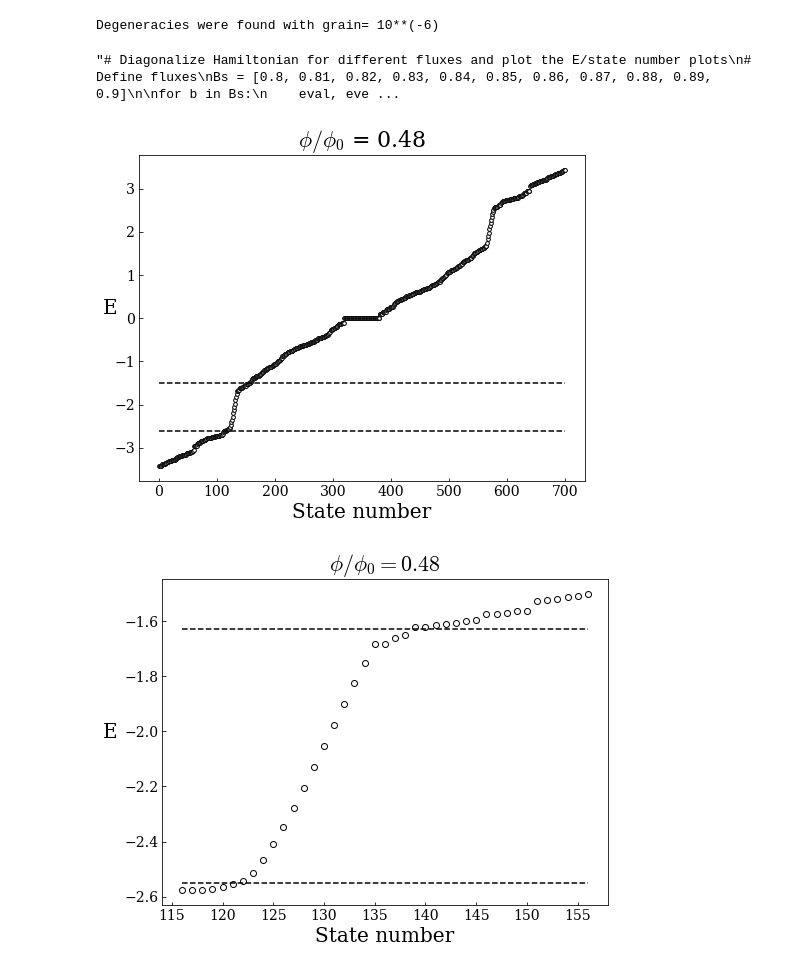
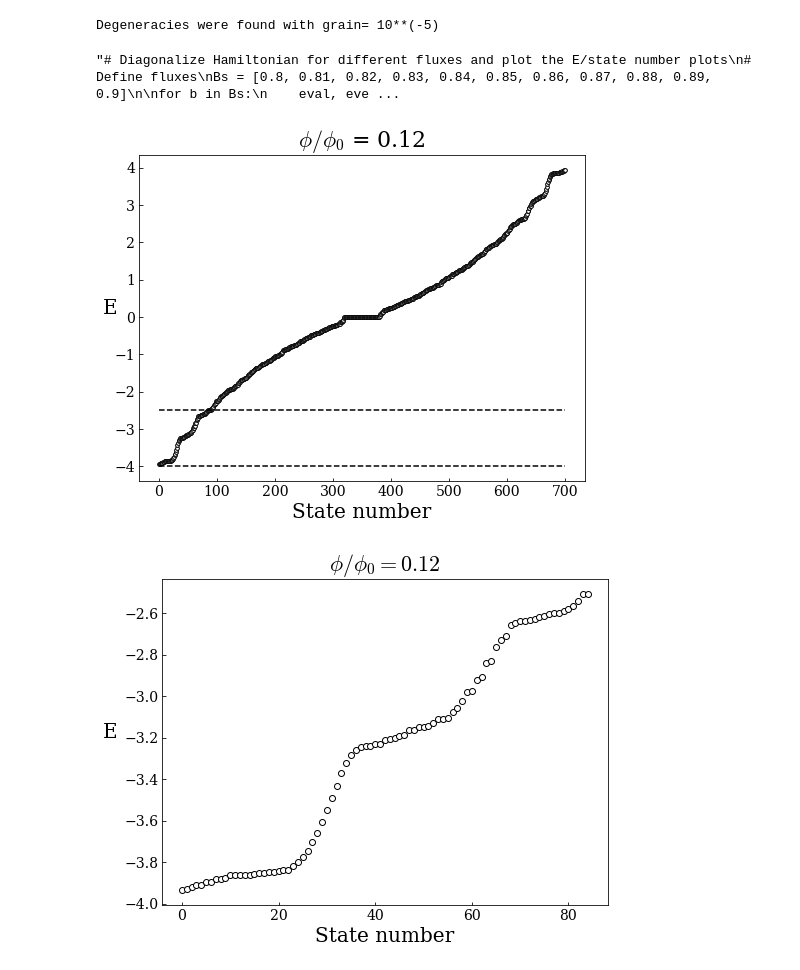
Before and after one commit to Kroghski/Bachelor, a Jupyter notebook: Code/Penrose/Penrose_BLT_search_different_flux/Penrose_flux_search.ipynb, the cells around one changed output. Cells and saved outputs as stored; diff of their text form; code cells hidden in the pictures.

```diff
--- a/Code/Penrose/Penrose_BLT_search_different_flux/Penrose_flux_search.ipynb
+++ b/Code/Penrose/Penrose_BLT_search_different_flux/Penrose_flux_search.ipynb
@@ -16,6 +16,10 @@ plt.rcParams["font.size"] = "12"
 plt.rcParams['mathtext.fontset'] = 'cm'
 # %%
 ## Read coordinates and indices
+
+# SET THIS PARAMETER FOR ALL SCRIPT
+B_scale = 0.12
+
 
 grid_coordinates = []
 with open('../../../Grids/Pe_grid.txt', 'r') as reader:
@@ -62,7 +66,7 @@ with open('../../../Grids/Pe_jump_indices.txt', 'r') as reader:
         jump_indices.append(data_block)
 
 """bott_indices = []
-with open('Pe_Bott_indices_B_scale_0100.txt', 'r') as reader:
+with open(f'Pe_Bott_indices_flux_{B_scale}.txt', 'r') as reader:
     line = reader.readline()
 
     while line != '':
@@ -70,8 +74,8 @@ with open('Pe_Bott_indices_B_scale_0100.txt', 'r') as reader:
         elements = ele.split(',')
         package = (float(elements[0]), int(elements[1]))
         line = reader.readline()
-        bott_indices.append(package)"""
-
+        bott_indices.append(package)
+"""
 # For drawing vertices use grid_coordinates
 # For drawing lines use jump_coordinates
 # For indices use jump_indices
@@ -194,11 +198,10 @@ def check_degeneracy(eval, grain):
         return deg_ener
 # %%
 B_full = 2127.2827861030087
-B_scaling = 0.1
-evals, evecs, H = Hamil_solve(grid_scaled, jump_scaled, (B_scaling)*B_full)
-deg_energies = check_degeneracy(evals, 6)
+evals, evecs, H = Hamil_solve(grid_scaled, jump_scaled, (B_scale)*B_full)
+deg_energies = check_degeneracy(evals, 5)
 # %% [output]
-Degeneracies were found with grain= 10**(-6)
+Degeneracies were found with grain= 10**(-5)
 # %%
 """# Diagonalize Hamiltonian for different fluxes and plot the E/state number plots
 # Define fluxes
@@ -221,17 +224,22 @@ for b in Bs:
 "# Diagonalize Hamiltonian for different fluxes and plot the E/state number plots\n# Define fluxes\nBs = [0.8, 0.81, 0.82, 0.83, 0.84, 0.85, 0.86, 0.87, 0.88, 0.89, 0.9]\n\nfor b in Bs:\n    eval, eve ...
 # %%
 # Check different fluxes for edge states
-B_scale = 0.48
 eval_check, evec_check, H_check = Hamil_solve(grid_scaled, jump_scaled, (B_scale)*B_full)
 fig, ax = plt.subplots(figsize= (8,6))
 
 xs = np.arange(0,len(evec_check))
 
-# First we plot all phases
+# First we plot all
 ax.scatter(xs, eval_check, facecolor= 'w', edgecolors= 'k', s= 14)
 
-cutoff_low = -2.6
-cutoff_high = -1.5
+"""# Now we highlight all with interesting Bott indices
+# First select only bott indices
+b_indices = [x[1] for x in bott_indices]
+ys_ex = [evals[i] for i in b_indices]
+ax.scatter(x= b_indices, y= ys_ex, color= 'r', label= 'Non-zero Bott')"""
+
+cutoff_low = -4
+cutoff_high = -2.5
 ax.hlines(y= cutoff_low, xmin= min(xs), xmax= max(xs), linestyles= '--', colors= 'k')
 ax.hlines(y= cutoff_high, xmin= min(xs), xmax= max(xs), linestyles= '--', colors= 'k', label= 'Cutoff')
 
@@ -242,31 +250,38 @@ ax.set_xlabel('State number')
 ax.set_ylabel('E', rotation= 0)
 plt.show()
 # %% [output]
-[figure, old version]
+[figure, new version]
 # %%
 # Filter according to the above cutoff
 filt_evals = [(ele, i) for i, ele in enumerate(eval_check) if cutoff_low <= ele and ele <= cutoff_high]
 
 # Plot of E as a function of site number
 fig, ax = plt.subplots(figsize= (8,6))
 
 xs = [i for ele, i in filt_evals]
 ys = [ele for ele, i in filt_evals]
 
 # First we plot all phases
 ax.scatter(x= xs, y= ys, facecolors= 'w', edgecolors= 'k', label= 'All')
 
-cutoff_low2 = -2.55
-cutoff_high2 = -1.63
-ax.hlines(y= cutoff_low2, xmin= min(xs), xmax= max(xs), linestyles= '--', colors= 'k')
-ax.hlines(y= cutoff_high2, xmin= min(xs), xmax= max(xs), linestyles= '--', colors= 'k', label= 'Cutoff 2')
+"""# Now we highlight all with interesting Bott indices
+# First select only bott indices
+b_indices_filt_temp = [[x[1] for x in bott_indices if x[1] == z] for y, z in filt_evals]
+b_indices_filt = [item for sublist in b_indices_filt_temp for item in sublist]
+ys_ex = [evals[i] for i in b_indices_filt]
+ax.scatter(x= b_indices_filt, y= ys_ex, color= 'r', label= 'Non-zero Bott')"""
+
+cutoff_low2 = -0.8
+cutoff_high2 = -0.49
+#ax.hlines(y= cutoff_low2, xmin= min(xs), xmax= max(xs), linestyles= '--', colors= 'k')
+#ax.hlines(y= cutoff_high2, xmin= min(xs), xmax= max(xs), linestyles= '--', colors= 'k', label= 'Cutoff 2')
 
 
 #ax.legend()
 ax.set_title('$\phi / \phi_0 = {}$'.format(B_scale))
 ax.set_xlabel('State number')
 ax.set_ylabel('E   ', rotation= 0)
 plt.show()
 # %% [output]
-[figure, old version]
+[figure, new version]
 # %%
```
Also changed, not shown: parts of 1 cell of this notebook, 35 other files.
